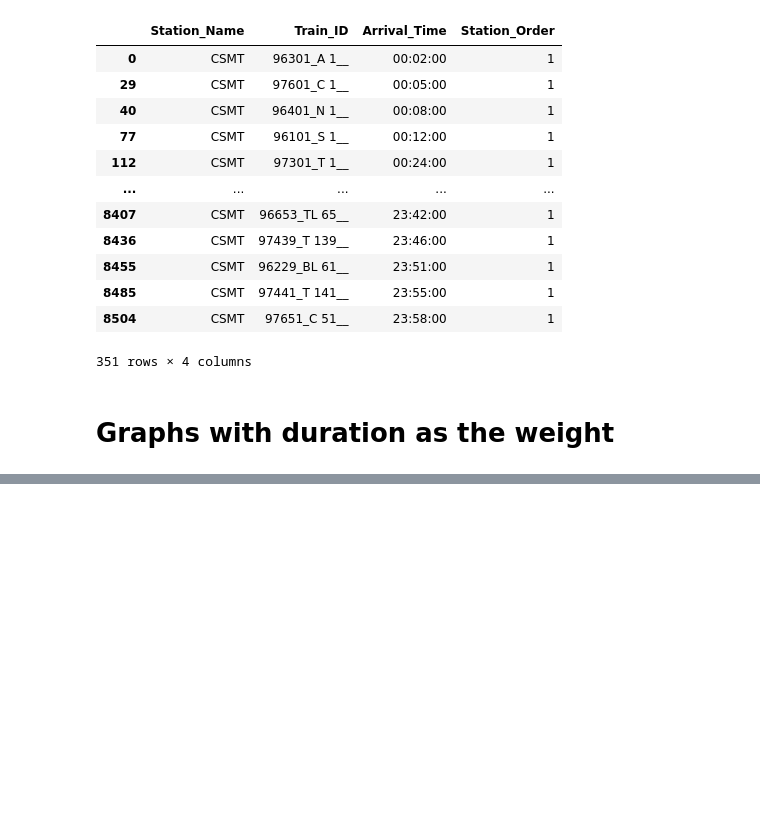
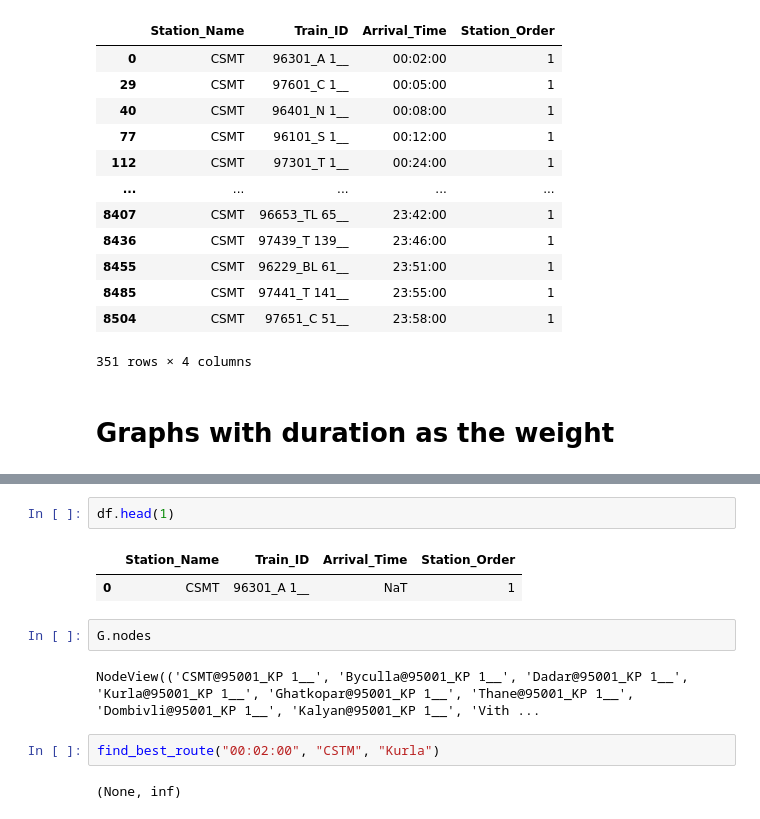
Before and after one commit to kapil-15/optimised_route_to_travel_on_local, a Jupyter notebook: notebooks/extraction.ipynb, the cells around one changed output, grey strips where cells are left out. Saved outputs shown, nothing was run; the diff lists cells and outputs as text; blank space fills up the shorter version.

```diff
--- a/notebooks/extraction.ipynb
+++ b/notebooks/extraction.ipynb
@@ -331,0 +388,13 @@ df[(df.Station_Name == "CSMT") & (df.Station_Order == 1) & (df.Station_Order ==
+# %%
+df.head(1)
+# %% [output]
+|  | Station_Name | Train_ID | Arrival_Time | Station_Order |
+| 0 | CSMT | 96301_A 1__ | NaT | 1 |
+# %%
+G.nodes
+# %% [output]
+NodeView(('CSMT@95001_KP 1__', 'Byculla@95001_KP 1__', 'Dadar@95001_KP 1__', 'Kurla@95001_KP 1__', 'Ghatkopar@95001_KP 1__', 'Thane@95001_KP 1__', 'Dombivli@95001_KP 1__', 'Kalyan@95001_KP 1__', 'Vith ...
+# %%
+find_best_route("00:02:00", "CSTM", "Kurla")
+# %% [output]
+(None, inf)
```
Also changed, not shown: parts of 3 cells of this notebook.
